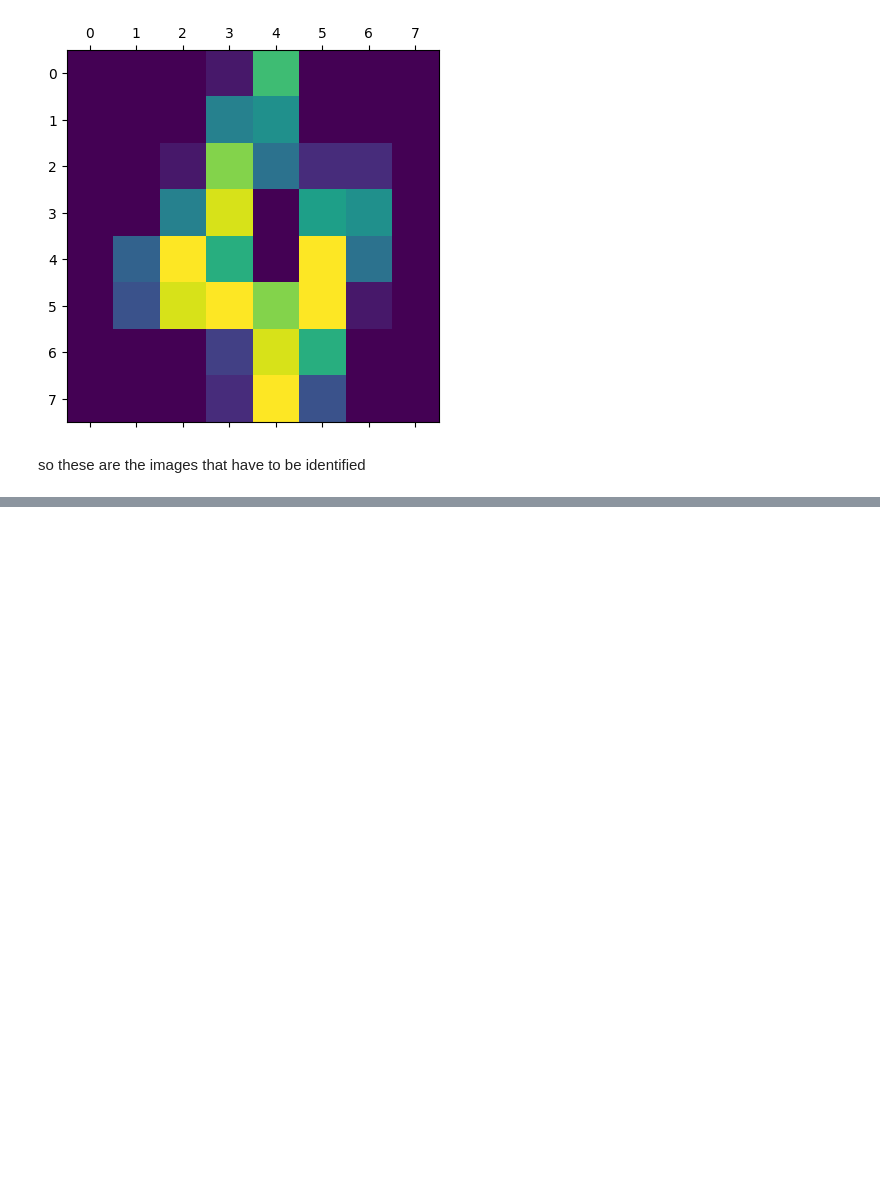
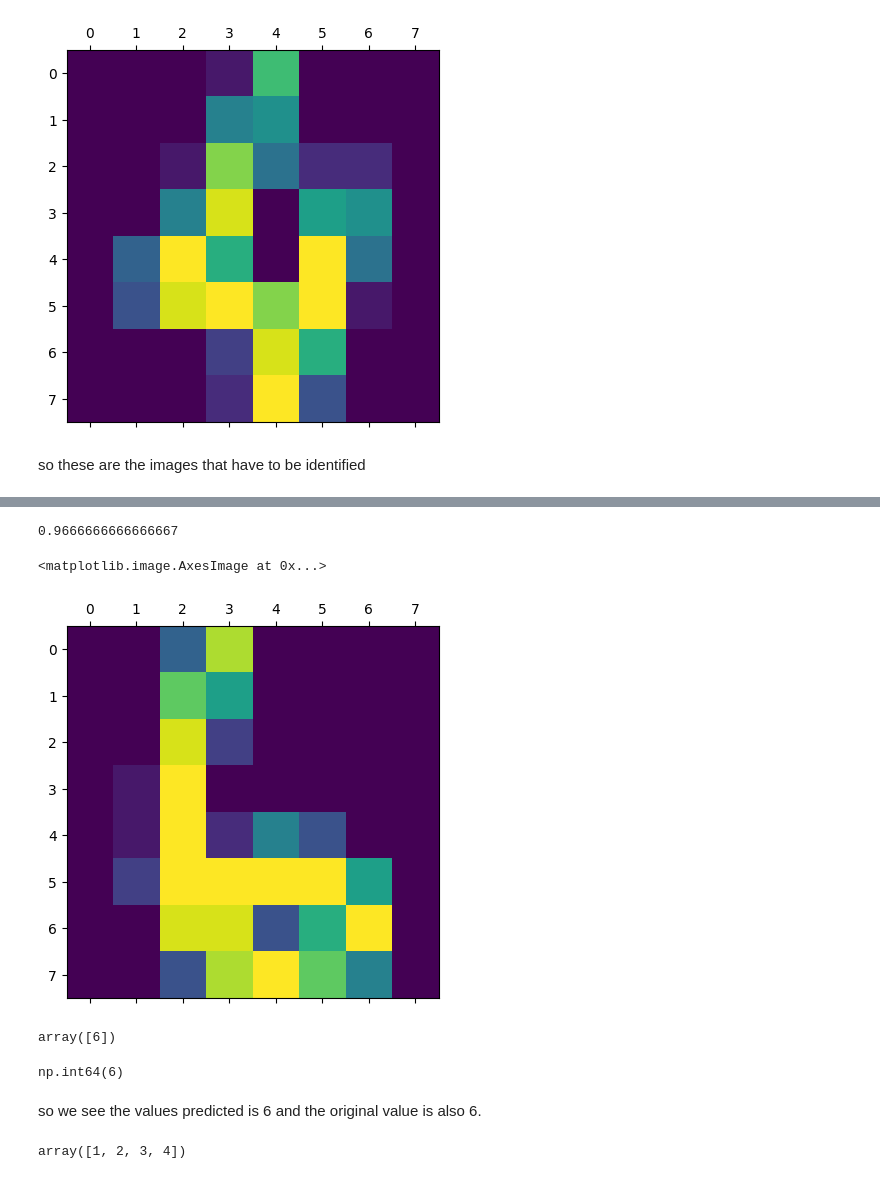
Before and after one commit to SuryaPS3/MachineLearningJourney, a Jupyter notebook: IdentifyingHandWrittenDataset/HandDataset.ipynb, the cells around one changed output, grey strips where cells are left out. Drawn from its saved outputs; the diff is of its cells as text; code cells hidden in the pictures; blank space fills up the shorter version.

Commit message:
Final commit for the image datasets

```diff
--- a/IdentifyingHandWrittenDataset/HandDataset.ipynb
+++ b/IdentifyingHandWrittenDataset/HandDataset.ipynb
@@ -56,0 +85,23 @@ X_train, X_test, Y_train, Y_test = train_test_split(digits.data,digits.target)
+# %%
+model.score(X_test,Y_test)#tests the accuracy of the model against the y_test values
+# %% [output]
+0.9666666666666667
+# %%
+plt.matshow(digits.images[67])
+# %% [output]
+<matplotlib.image.AxesImage at 0x...>
+[figure, added]
+# %%
+model.predict([digits.data[67]])
+# %% [output]
+array([6])
+# %%
+digits.target[67]
+# %% [output]
+np.int64(6)
+# %% [markdown]
+so we see the values predicted is 6 and the original value is also 6.
+# %%
+model.predict(digits.data[1:5])
+# %% [output]
+array([1, 2, 3, 4])
```
Also changed, not shown: parts of 10 cells of this notebook.
